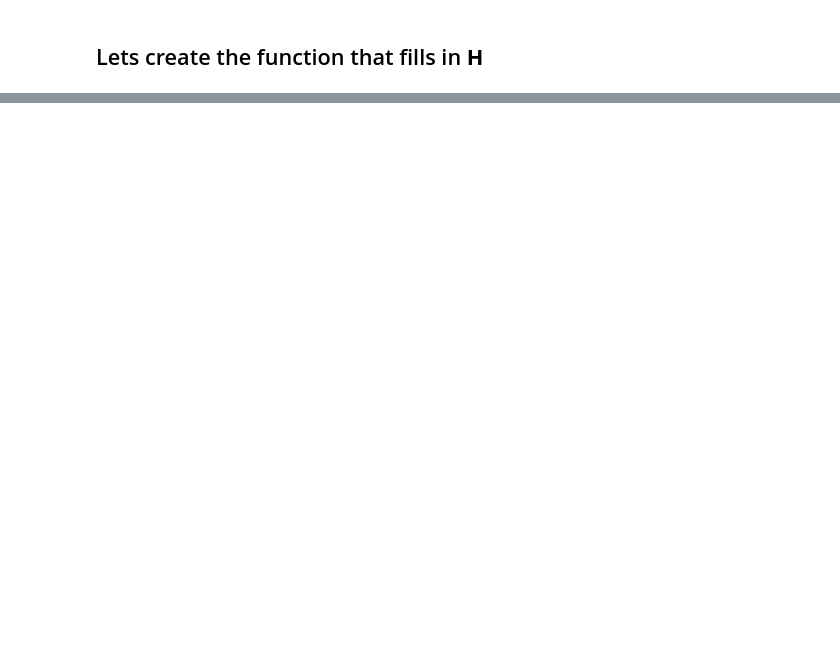
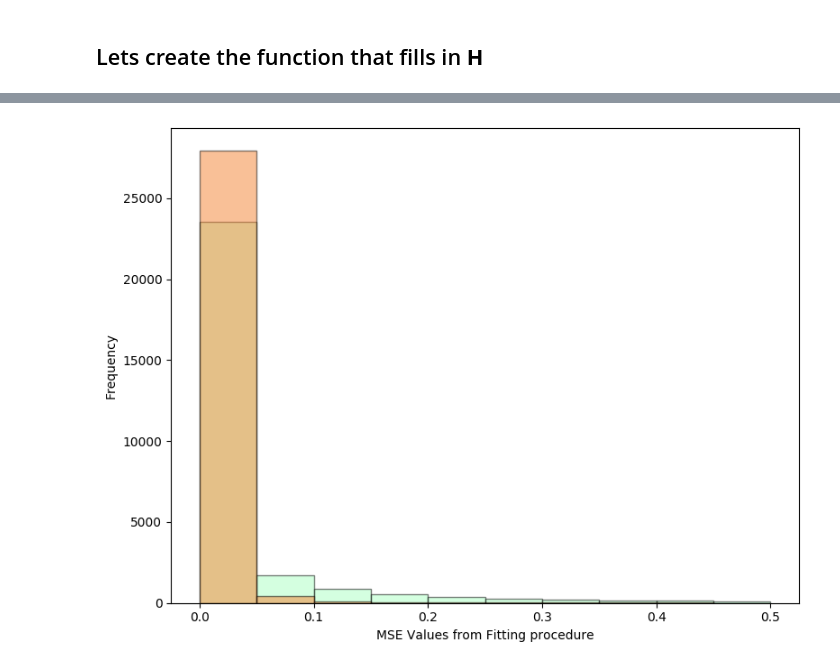
Before and after one commit to SimonEnsemble/material_recommendation_system, a Jupyter notebook: CreateMatrix.ipynb, the cells around one changed output, grey strips where cells are left out. Saved outputs shown, nothing was run; the diff lists cells and outputs as text; code cells hidden in the pictures; blank space fills up the shorter version.

```diff
--- a/CreateMatrix.ipynb
+++ b/CreateMatrix.ipynb
@@ -366,3 +367,6 @@ Dict{String,Any} with 15 entries:
 @assert _check_nb_of_adsorbates(test_isotherm)
 # %% [markdown]
 ## Fitting Functions
+# %%
+overall_list_of_mse_values = Array{Float64, 1}()
+overall_list_of_scaled_mse_values = Array{Float64, 1}()
@@ -697,0 +759,11 @@ master_list_of_gases
+# %%
+fig, ax = plt.subplots(figsize=(8,6))
+ax.hist(overall_list_of_mse_values, range=[0, 0.5], edgecolor="k", color="#aaffc3", alpha=0.5)
+ax.hist(overall_list_of_scaled_mse_values, range=[0, 0.5], edgecolor="k", color="#f58231", alpha=0.5)
+
+ax.set_xlabel("MSE Values from Fitting procedure")
+ax.set_ylabel("Frequency")
+plt.tight_layout()
+plt.show()
+# %% [output]
+[figure, added]
```
Also changed, not shown: parts of 16 cells of this notebook.
